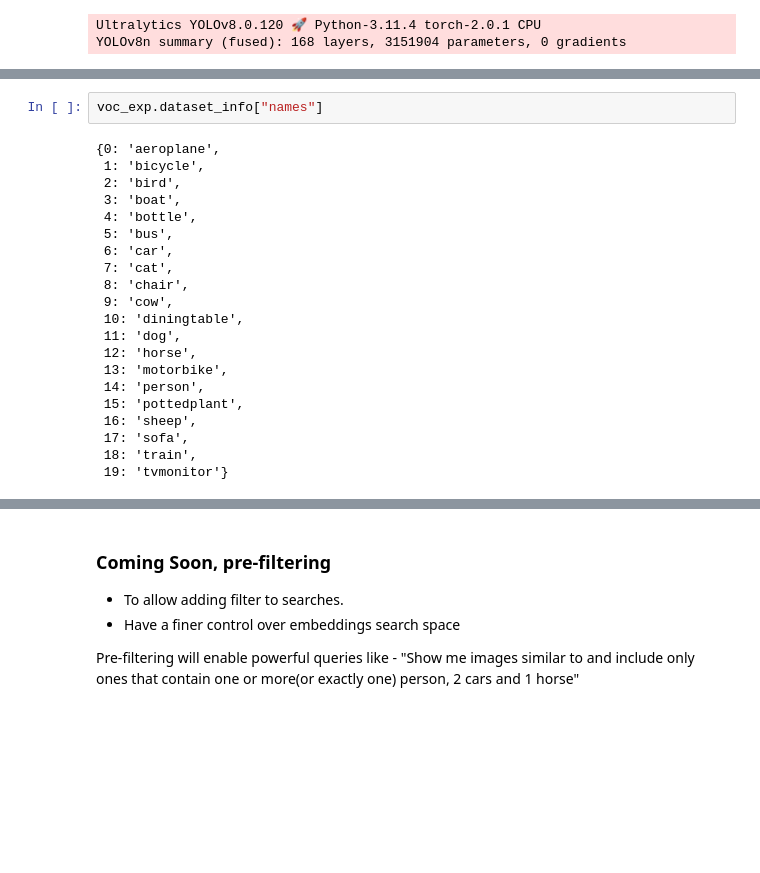
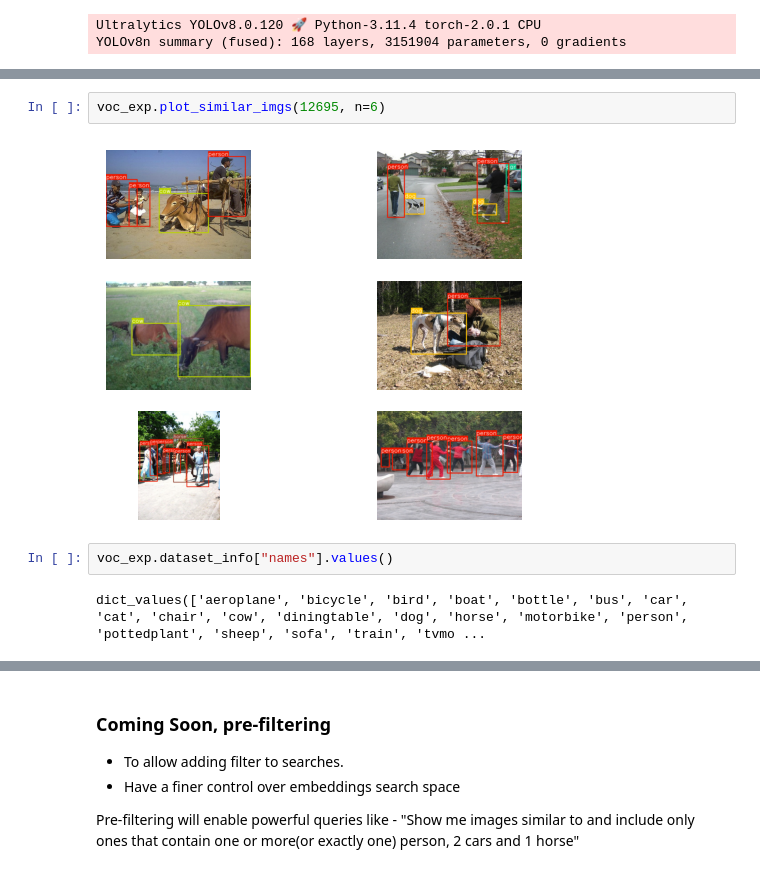
Before and after one commit to lancedb/yoloexplorer, a Jupyter notebook: examples/intro.ipynb, the cells around one changed output, grey strips where cells are left out. Drawn from its saved outputs; the diff is of its cells as text; blank space fills up the shorter version.

```diff
--- a/examples/intro.ipynb
+++ b/examples/intro.ipynb
@@ -41,23 +44,8 @@ voc_exp.plot_imgs(query=query, n=4, labels=False)
+# %%
+voc_exp.plot_similar_imgs(12695, n=6)
+# %% [output]
+[figure, added]
 # %%
-voc_exp.dataset_info["names"]
+voc_exp.dataset_info["names"].values()
 # %% [output]
-{0: 'aeroplane',
- 1: 'bicycle',
- 2: 'bird',
- 3: 'boat',
- 4: 'bottle',
- 5: 'bus',
- 6: 'car',
- 7: 'cat',
- 8: 'chair',
- 9: 'cow',
- 10: 'diningtable',
- 11: 'dog',
- 12: 'horse',
- 13: 'motorbike',
- 14: 'person',
- 15: 'pottedplant',
- 16: 'sheep',
- 17: 'sofa',
- 18: 'train',
- 19: 'tvmonitor'}
+dict_values(['aeroplane', 'bicycle', 'bird', 'boat', 'bottle', 'bus', 'car', 'cat', 'chair', 'cow', 'diningtable', 'dog', 'horse', 'motorbike', 'person', 'pottedplant', 'sheep', 'sofa', 'train', 'tvmo ...
```
Also changed, not shown: parts of 16 cells of this notebook, 1 other file.
